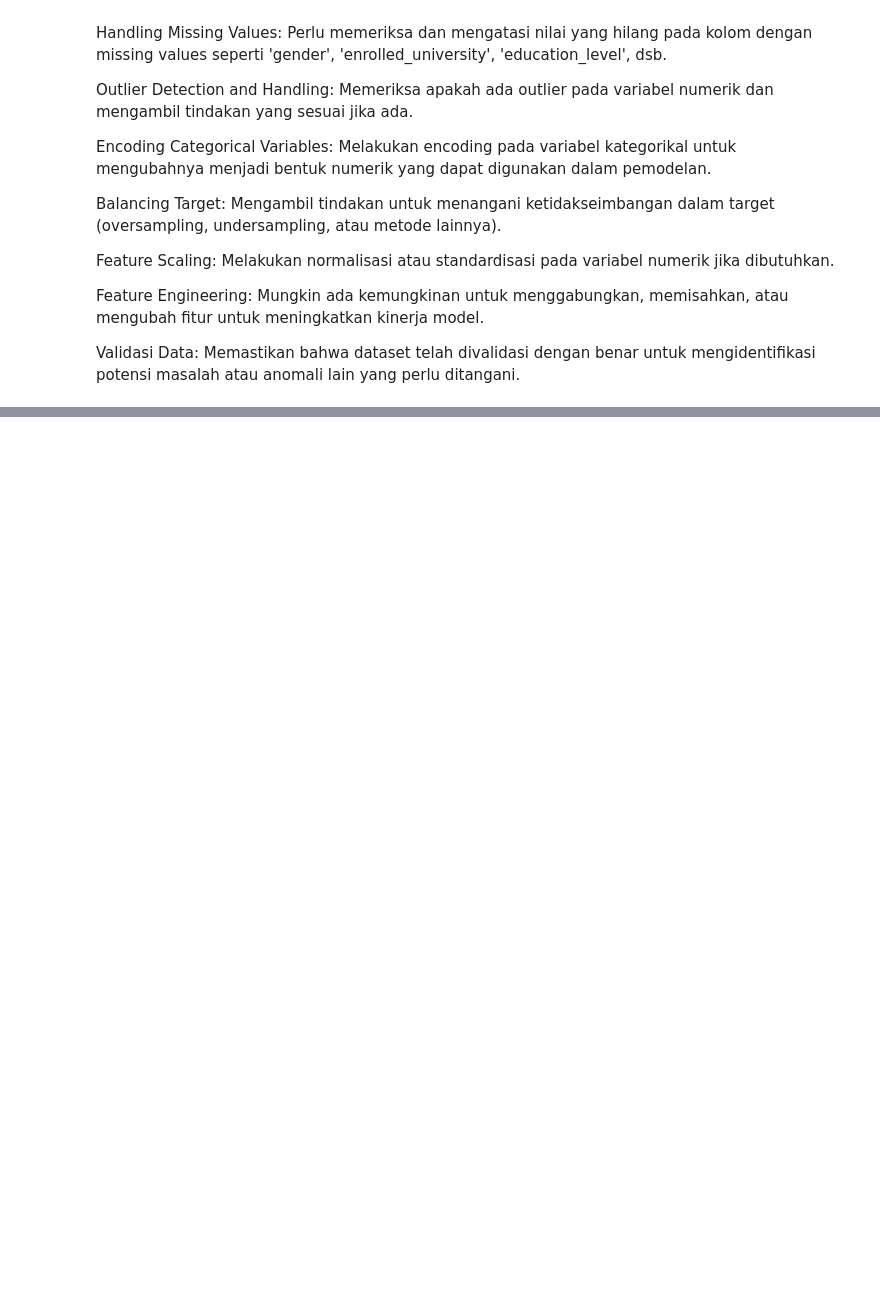
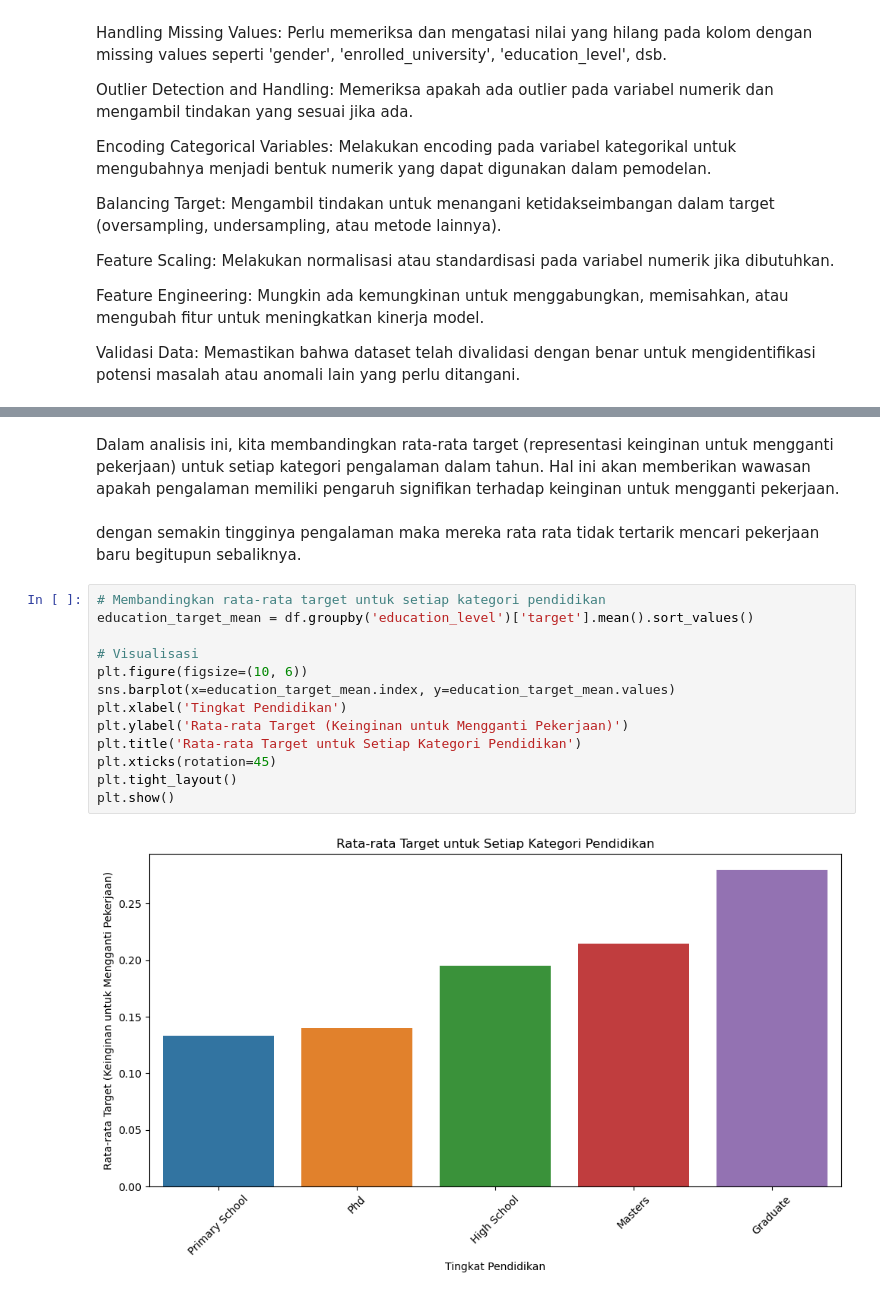
Before and after one commit to fachri34/Final-Project-Data-Science, a Jupyter notebook: HR Analytics.ipynb, the cells around one changed output, grey strips where cells are left out. Cells and saved outputs as stored; diff of their text form; blank space fills up the shorter version.

```diff
--- a/HR Analytics.ipynb
+++ b/HR Analytics.ipynb
@@ -416,0 +458,19 @@ Validasi Data: Memastikan bahwa dataset telah divalidasi dengan benar untuk meng
+# %% [markdown]
+Dalam analisis ini, kita membandingkan rata-rata target (representasi keinginan untuk mengganti pekerjaan) untuk setiap kategori pengalaman dalam tahun. Hal ini akan memberikan wawasan apakah pengalaman memiliki pengaruh signifikan terhadap keinginan untuk mengganti pekerjaan.
+# %% [markdown]
+dengan semakin tingginya pengalaman maka mereka rata rata tidak tertarik mencari pekerjaan baru begitupun sebaliknya.
+# %%
+# Membandingkan rata-rata target untuk setiap kategori pendidikan
+education_target_mean = df.groupby('education_level')['target'].mean().sort_values()
+
+# Visualisasi
+plt.figure(figsize=(10, 6))
+sns.barplot(x=education_target_mean.index, y=education_target_mean.values)
+plt.xlabel('Tingkat Pendidikan')
+plt.ylabel('Rata-rata Target (Keinginan untuk Mengganti Pekerjaan)')
+plt.title('Rata-rata Target untuk Setiap Kategori Pendidikan')
+plt.xticks(rotation=45)
+plt.tight_layout()
+plt.show()
+# %% [output]
+[figure, added]
```
Also changed, not shown: parts of 10 cells of this notebook, 1 other file.
